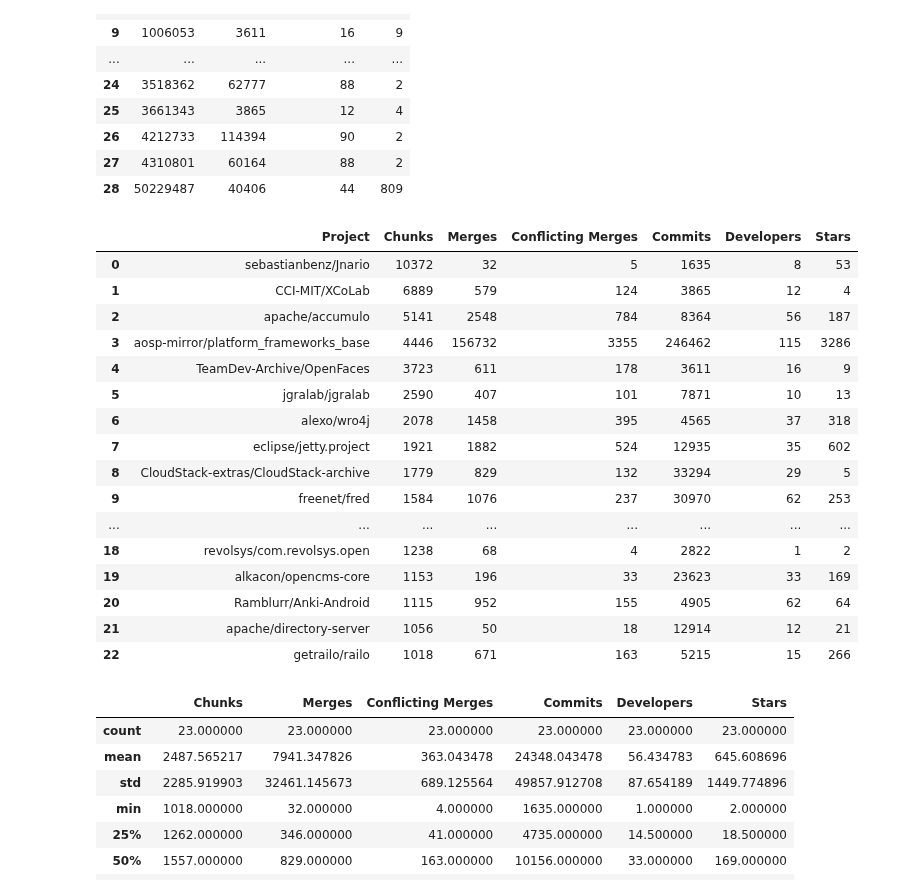
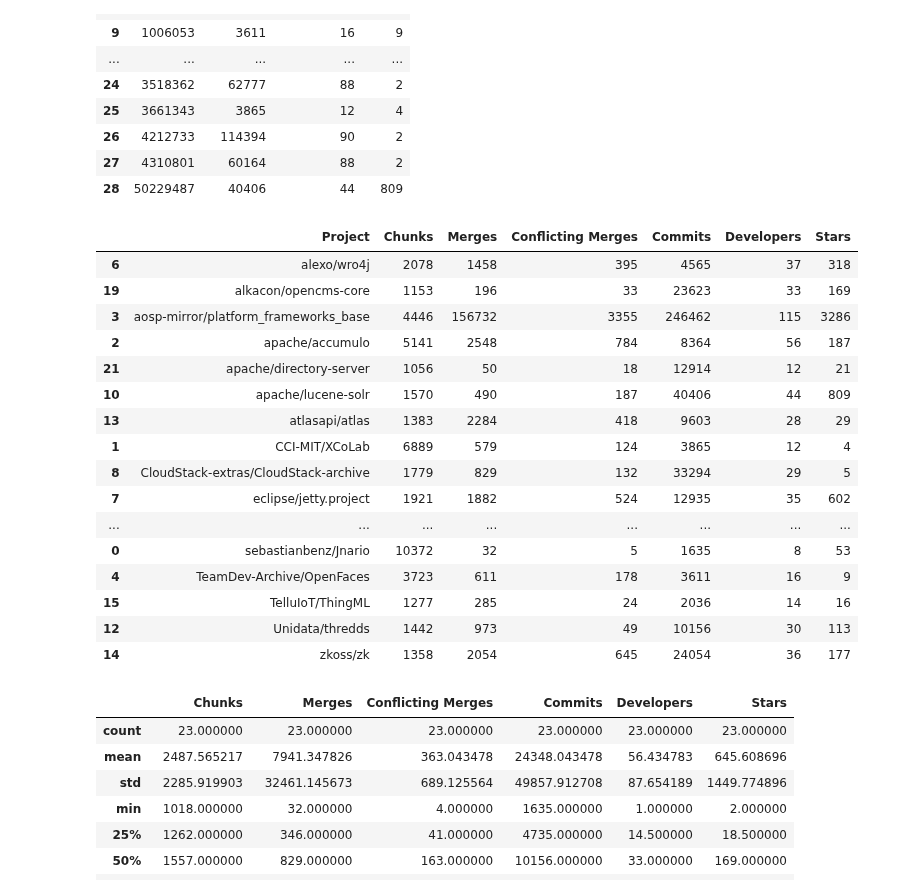
Before and after one commit to gems-uff/mestre, a Jupyter notebook: scripts/paper/tables.ipynb, the cells around one changed output. Drawn from its saved outputs; the diff is of its cells as text; code cells hidden in the pictures.

Commit message:
Update paper/tables (sort tables 1, 7, 13)

```diff
--- a/scripts/paper/tables.ipynb
+++ b/scripts/paper/tables.ipynb
@@ -379,36 +379,37 @@ commits_devs_from_BD
 # %%
 table_projects = pd.merge(selected_projects_table,
                                    commits_devs_from_BD,
                                    on='id', how='inner')\
         .drop(columns=['id', 'Branches', 'Developers', 'Commits', 'Stars'])\
         .rename(columns={"developers": "Developers",
                          "commits": "Commits",
                          "stars": "Stars"})
 
 # fixing project with value 0
 # table_projects.at[3, 'Commits'] = 246462
 
 # table_projects = table_projects.append(table_projects.median(numeric_only=True), ignore_index=True)
 # table_projects.at[29, 'Project'] = 'Median'
+table_projects = table_projects.sort_values(by=['Project'], key=lambda x: x.str.lower())
 table_projects
 # %% [output]
 |  | Project | Chunks | Merges | Conflicting Merges | Commits | Developers | Stars |
+| 6 | alexo/wro4j | 2078 | 1458 | 395 | 4565 | 37 | 318 |
+| 19 | alkacon/opencms-core | 1153 | 196 | 33 | 23623 | 33 | 169 |
+| 3 | aosp-mirror/platform_frameworks_base | 4446 | 156732 | 3355 | 246462 | 115 | 3286 |
+| 2 | apache/accumulo | 5141 | 2548 | 784 | 8364 | 56 | 187 |
+| 21 | apache/directory-server | 1056 | 50 | 18 | 12914 | 12 | 21 |
+| 10 | apache/lucene-solr | 1570 | 490 | 187 | 40406 | 44 | 809 |
+| 13 | atlasapi/atlas | 1383 | 2284 | 418 | 9603 | 28 | 29 |
+| 1 | CCI-MIT/XCoLab | 6889 | 579 | 124 | 3865 | 12 | 4 |
+| 8 | CloudStack-extras/CloudStack-archive | 1779 | 829 | 132 | 33294 | 29 | 5 |
+| 7 | eclipse/jetty.project | 1921 | 1882 | 524 | 12935 | 35 | 602 |
+| ... | ... | ... | ... | ... | ... | ... | ... |
 | 0 | sebastianbenz/Jnario | 10372 | 32 | 5 | 1635 | 8 | 53 |
-| 1 | CCI-MIT/XCoLab | 6889 | 579 | 124 | 3865 | 12 | 4 |
-| 2 | apache/accumulo | 5141 | 2548 | 784 | 8364 | 56 | 187 |
-| 3 | aosp-mirror/platform_frameworks_base | 4446 | 156732 | 3355 | 246462 | 115 | 3286 |
 | 4 | TeamDev-Archive/OpenFaces | 3723 | 611 | 178 | 3611 | 16 | 9 |
-| 5 | jgralab/jgralab | 2590 | 407 | 101 | 7871 | 10 | 13 |
-| 6 | alexo/wro4j | 2078 | 1458 | 395 | 4565 | 37 | 318 |
-| 7 | eclipse/jetty.project | 1921 | 1882 | 524 | 12935 | 35 | 602 |
-| 8 | CloudStack-extras/CloudStack-archive | 1779 | 829 | 132 | 33294 | 29 | 5 |
-| 9 | freenet/fred | 1584 | 1076 | 237 | 30970 | 62 | 253 |
-| ... | ... | ... | ... | ... | ... | ... | ... |
-| 18 | revolsys/com.revolsys.open | 1238 | 68 | 4 | 2822 | 1 | 2 |
-| 19 | alkacon/opencms-core | 1153 | 196 | 33 | 23623 | 33 | 169 |
-| 20 | Ramblurr/Anki-Android | 1115 | 952 | 155 | 4905 | 62 | 64 |
-| 21 | apache/directory-server | 1056 | 50 | 18 | 12914 | 12 | 21 |
-| 22 | getrailo/railo | 1018 | 671 | 163 | 5215 | 15 | 266 |
+| 15 | TelluIoT/ThingML | 1277 | 285 | 24 | 2036 | 14 | 16 |
+| 12 | Unidata/thredds | 1442 | 973 | 49 | 10156 | 30 | 113 |
+| 14 | zkoss/zk | 1358 | 2054 | 645 | 24054 | 36 | 177 |
 # %%
 table_projects.describe()
 # %% [output]
```
Also changed, not shown: parts of 10 cells of this notebook.
